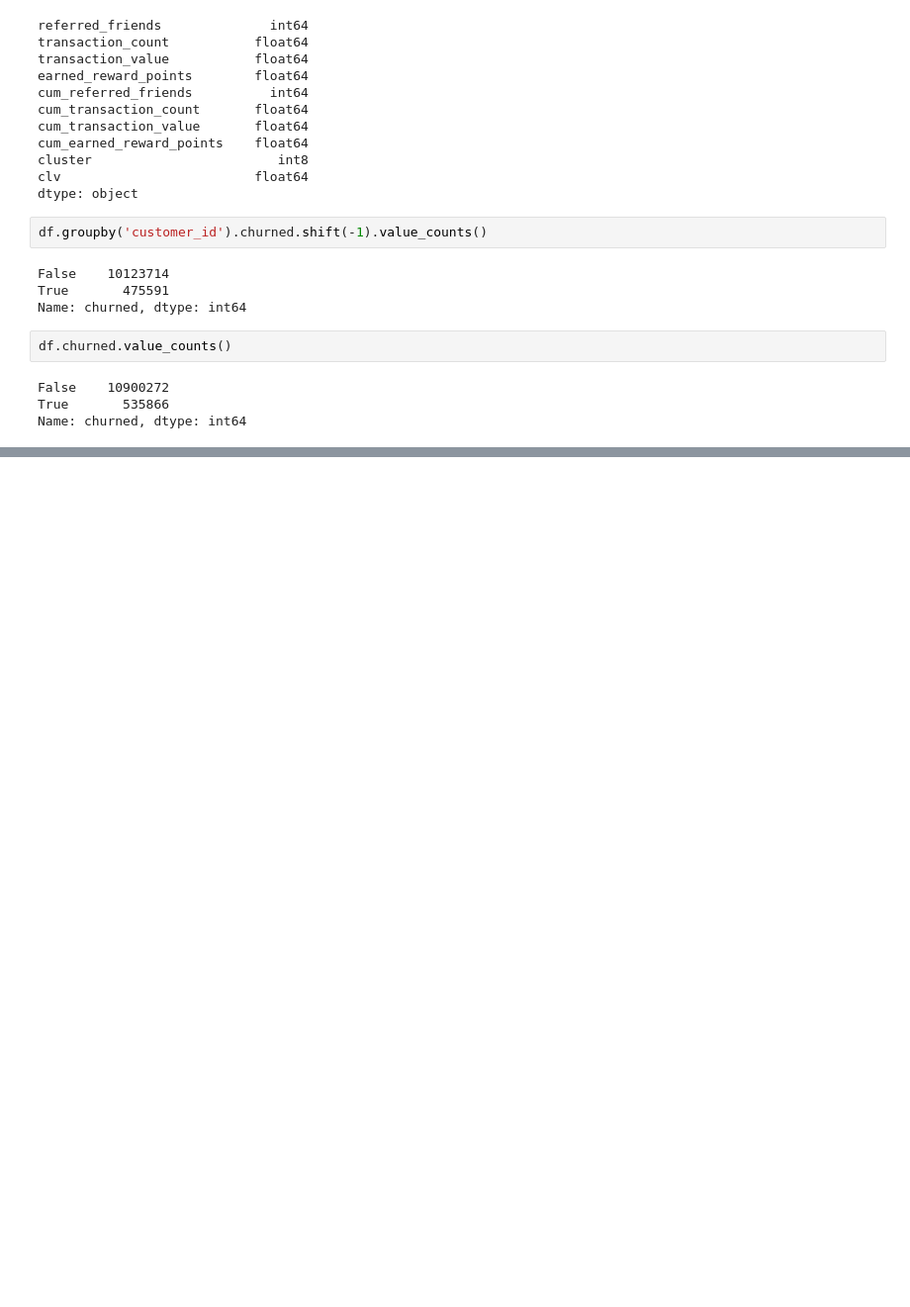
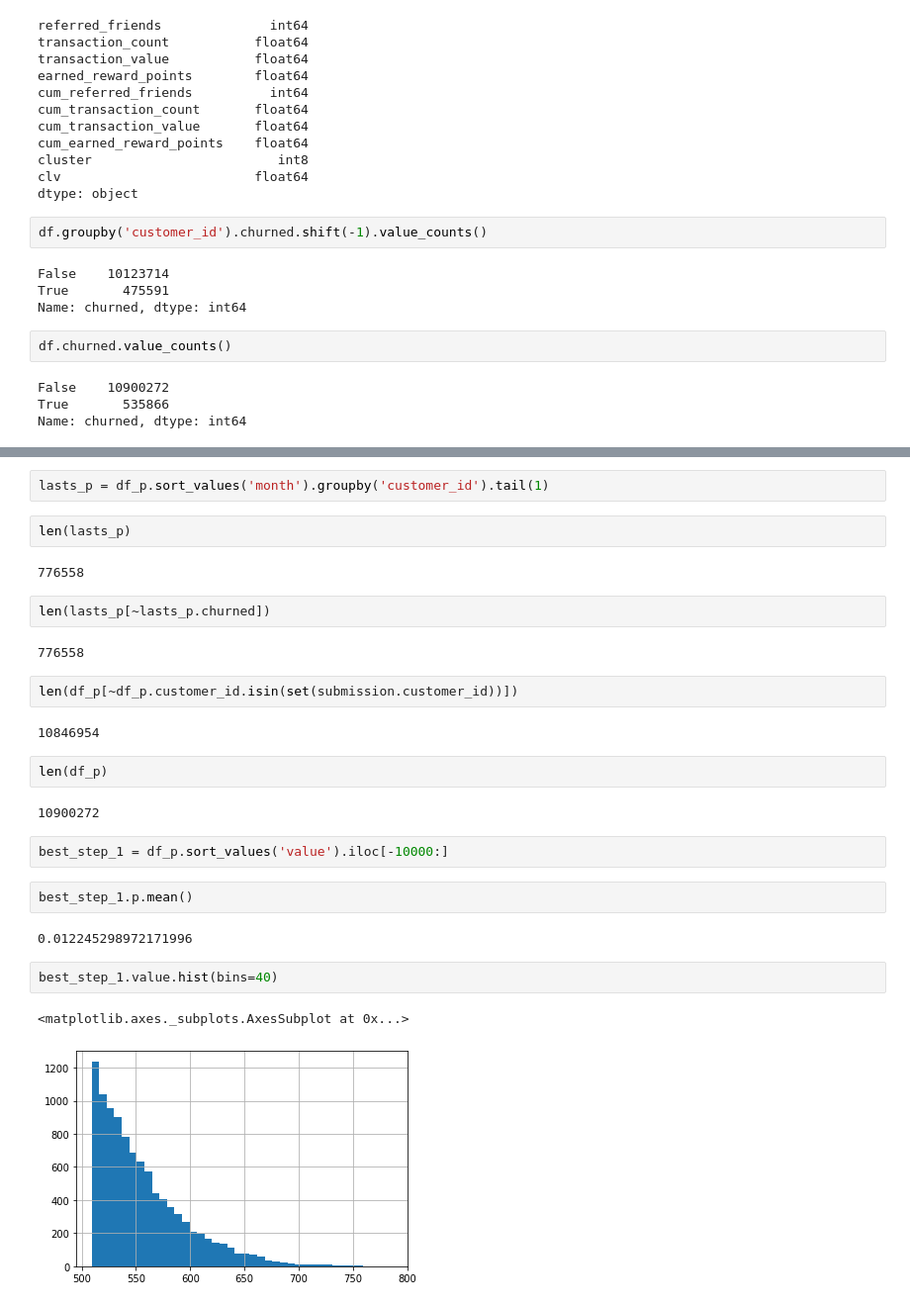
Before and after one commit to AntonOsika/BCGHack, a Jupyter notebook: train.ipynb, the cells around one changed output, grey strips where cells are left out. Shown: that part at 99% size. Cells and saved outputs as stored; diff of their text form; blank space fills up the shorter version.

```diff
--- a/train.ipynb
+++ b/train.ipynb
@@ -203,0 +464,29 @@ Name: churned, dtype: int64
+# %%
+lasts_p = df_p.sort_values('month').groupby('customer_id').tail(1)
+# %%
+len(lasts_p)
+# %% [output]
+776558
+# %%
+len(lasts_p[~lasts_p.churned])
+# %% [output]
+776558
+# %%
+len(df_p[~df_p.customer_id.isin(set(submission.customer_id))])
+# %% [output]
+10846954
+# %%
+len(df_p)
+# %% [output]
+10900272
+# %%
+best_step_1 = df_p.sort_values('value').iloc[-10000:]
+# %%
+best_step_1.p.mean()
+# %% [output]
+0.012245298972171996
+# %%
+best_step_1.value.hist(bins=40)
+# %% [output]
+<matplotlib.axes._subplots.AxesSubplot at 0x...>
+[figure, added]
```
Also changed, not shown: parts of 59 cells of this notebook, 1 other file.
